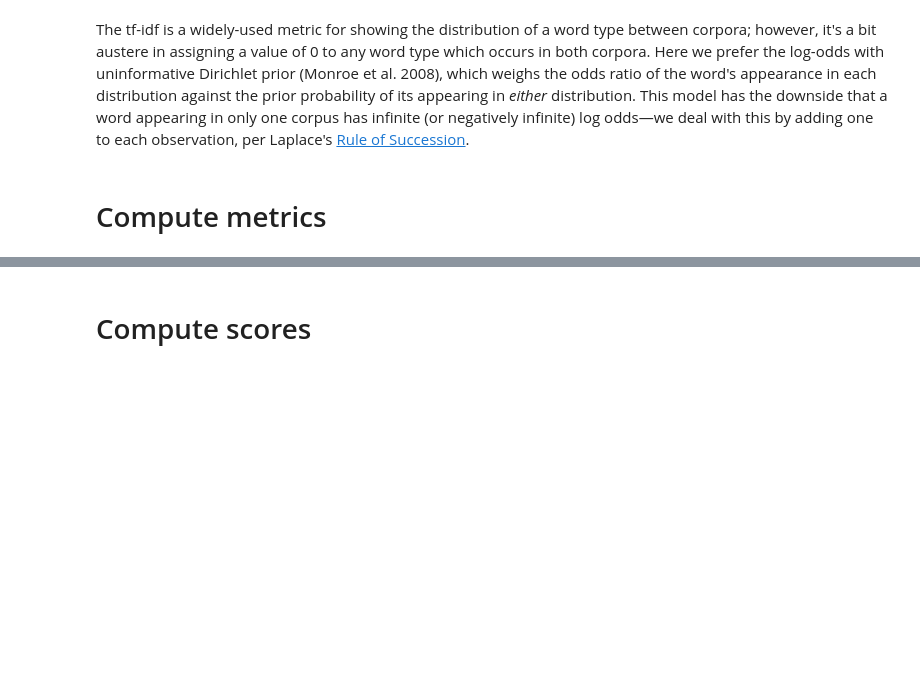
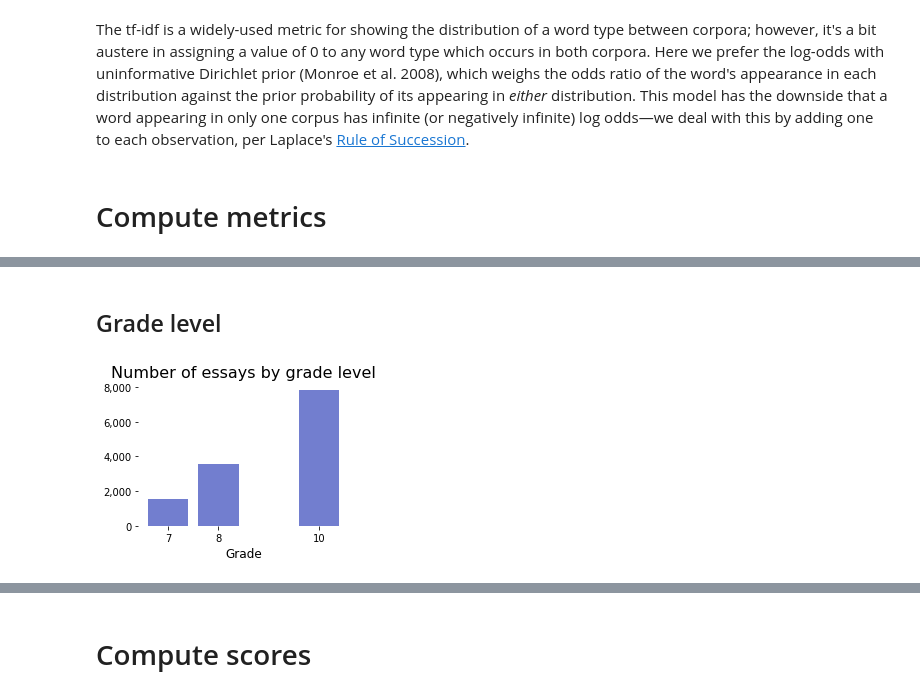
Before and after one commit to alexklapheke/essay, a Jupyter notebook: code/0-Parse_data-EDA.ipynb, the cells around one changed output, grey strips where cells are left out. Saved outputs shown, nothing was run; the diff lists cells and outputs as text; code cells hidden in the pictures; blank space fills up the shorter version.

```diff
--- a/code/0-Parse_data-EDA.ipynb
+++ b/code/0-Parse_data-EDA.ipynb
@@ -248,0 +322,24 @@ Done! Parsed 12976 items in 0:08.
+# %% [markdown]
+## Grade level
+# %%
+essays["grade_level"] = essays["essay_set"].map({
+    1: 8,
+    2: 10,
+    3: 10,
+    4: 10,
+    5: 8,
+    6: 10,
+    7: 7,
+    8: 10,
+})
+
+grade_counts = essays.groupby("grade_level").count()["essay_id"]
+
+plt.figure(figsize=(4, 3))
+ax = plt_setup("Number of essays by grade level", "Grade", "", yformat="{x:,.0f}", ax=plt.gca())
+ax.set_xticks(grade_counts.index)
+ax.bar(grade_counts.index, grade_counts, color=palette[1]);
+plt.tight_layout()
+plt.savefig("../graphs/grades.svg", transparent=True)
+# %% [output]
+[figure, added]
```
Also changed, not shown: parts of 19 cells of this notebook, 31 other files.
